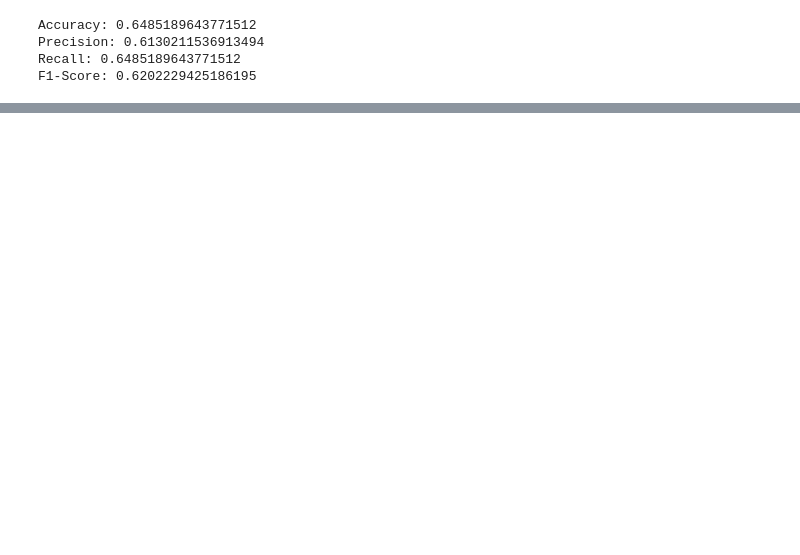
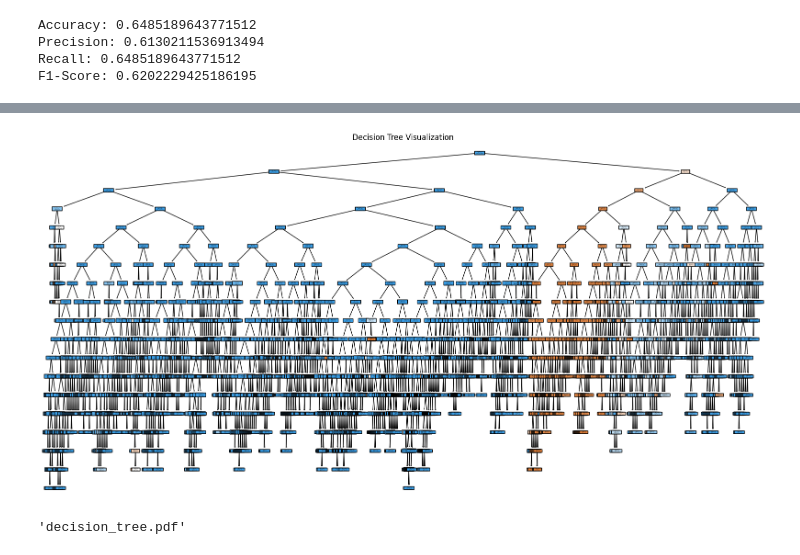
Before and after one commit to SamuelLipovetsky/mda_project, a Jupyter notebook: classification.ipynb, the cells around one changed output, grey strips where cells are left out. Cells and saved outputs as stored; diff of their text form; code cells hidden in the pictures; blank space fills up the shorter version.

Commit message:
more classification

```diff
--- a/classification.ipynb
+++ b/classification.ipynb
@@ -391,0 +458,11 @@ F1-Score: 0.6202229425186195
+# %%
+# Train a decision tree classifier on the resampled training data
+dt_classifier_test = DecisionTreeClassifier(random_state=42)
+dt_classifier_test.fit(X_train, y_train)
+
+# Make predictions on the test set
+y_pred_test = dt_classifier_test.predict(X_test)
+
+# Generate the classification report
+report = classification_report(y_test, y_pred_test, target_names=['fatalidade:FATAL', 'fatalidade:NAO FATAL'])
+print(report)
@@ -391,0 +490,22 @@ F1-Score: 0.6202229425186195
+# %%
+plt.figure(figsize=(20, 10))
+plot_tree(dt_classifier_test, filled=True, feature_names=X.columns, class_names=['fatalidade:FATAL', 'fatalidade:NAO FATAL'], rounded=True)
+plt.title("Decision Tree Visualization")
+plt.show()
+# %% [output]
+[figure, added]
+# %%
+from sklearn.tree import export_graphviz
+import graphviz
+
+# Export the decision tree to a DOT file
+dot_data = export_graphviz(dt_classifier_test, out_file=None,
+                           feature_names=X.columns,
+                           class_names=['fatalidade:FATAL', 'fatalidade:NAO FATAL'],
+                           filled=True, rounded=True,
+                           special_characters=True)
+graph = graphviz.Source(dot_data)
+graph.render("decision_tree")  # Saves the visualization as a file
+graph.view()  # Opens the visualization
+# %% [output]
+'decision_tree.pdf'
```
Also changed, not shown: parts of 14 cells of this notebook.
